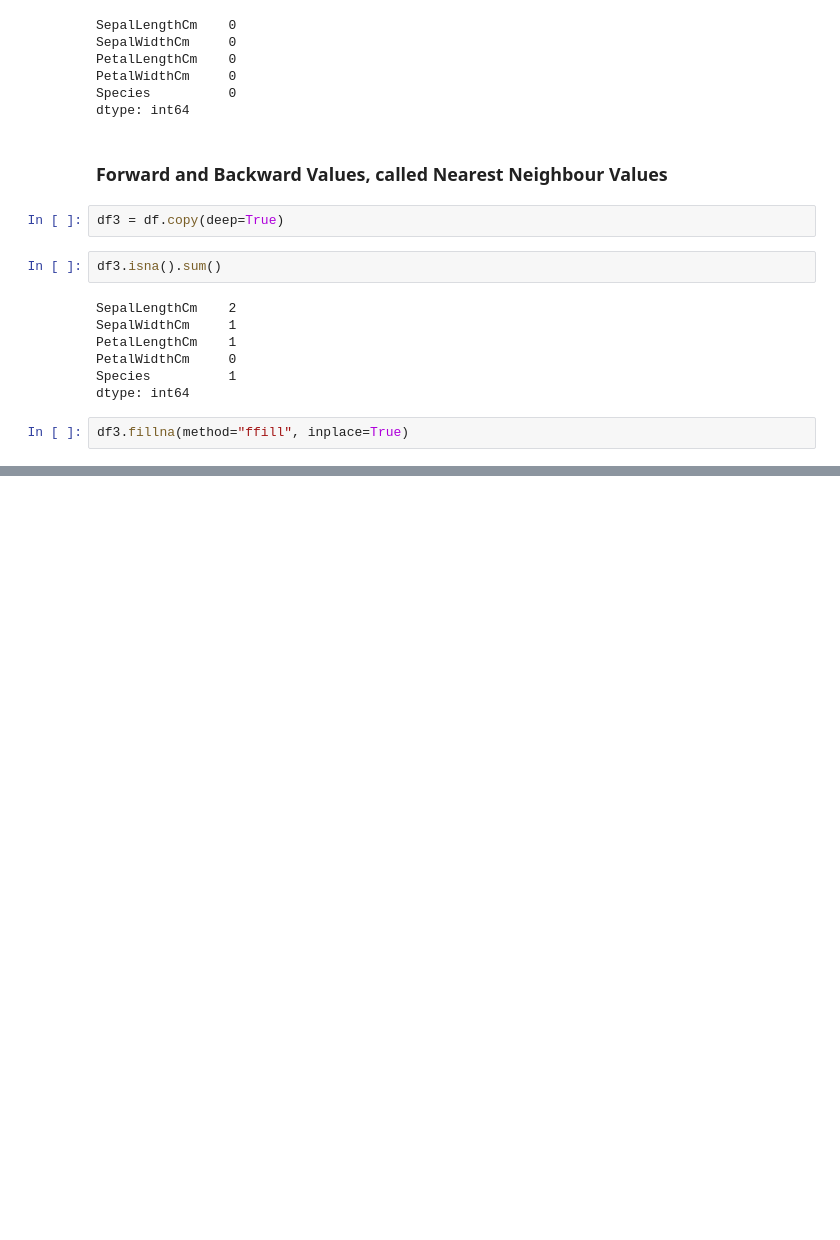
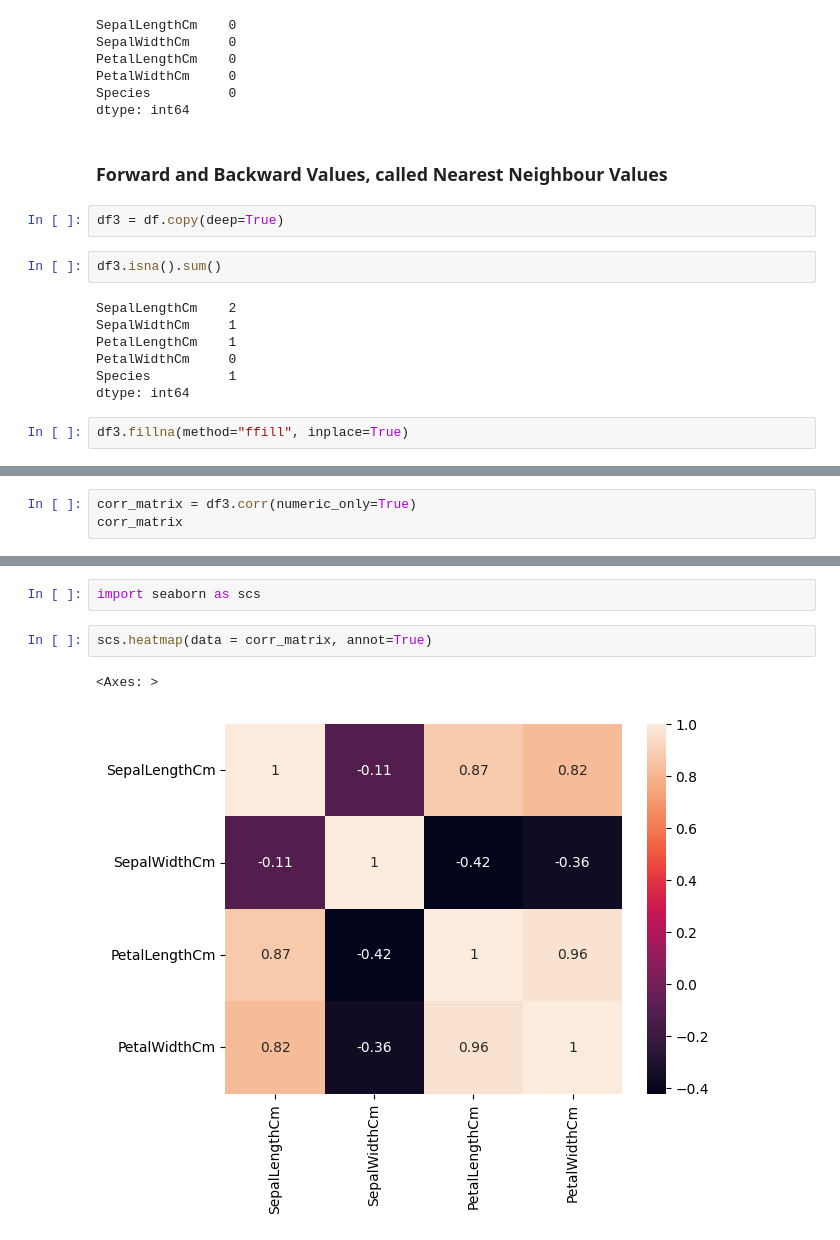
Before and after one commit to prasantmahato/machine_learning, a Jupyter notebook: UNIT-1/iris-f.ipynb, the cells around one changed output, grey strips where cells are left out. Drawn from its saved outputs; the diff is of its cells as text; blank space fills up the shorter version.

```diff
--- a/UNIT-1/iris-f.ipynb
+++ b/UNIT-1/iris-f.ipynb
@@ -303,0 +315,3 @@ df3.fillna(method="bfill", inplace=True)
+# %%
+corr_matrix = df3.corr(numeric_only=True)
+corr_matrix
@@ -303,0 +324,7 @@ df3.fillna(method="bfill", inplace=True)
+# %%
+import seaborn as scs
+# %%
+scs.heatmap(data = corr_matrix, annot=True)
+# %% [output]
+<Axes: >
+[figure, added]
```
Also changed, not shown: parts of 5 cells of this notebook, 3 other files.
